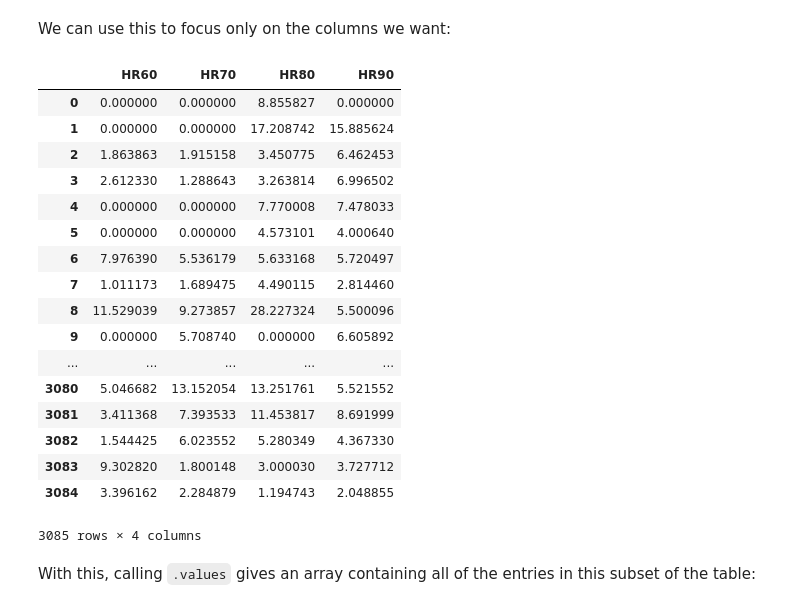
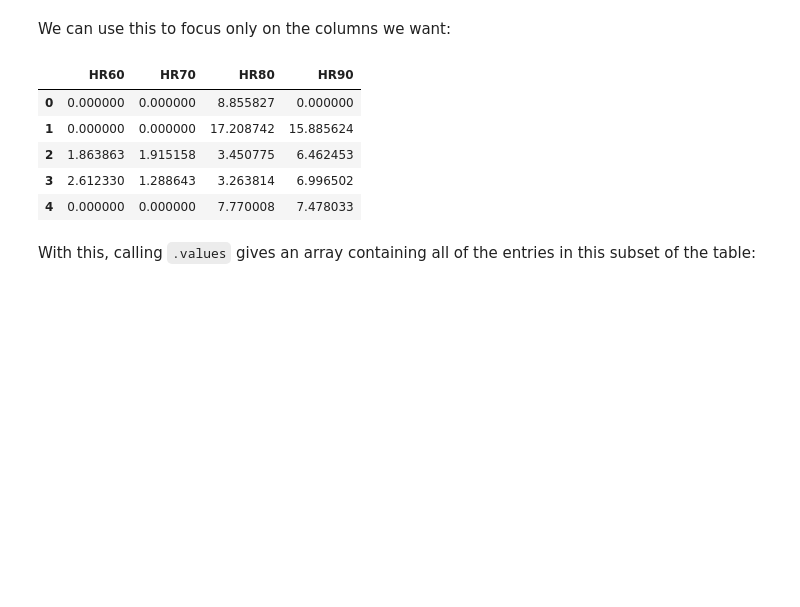
Before and after one commit to darribas/gds_scipy16, a Jupyter notebook: content/part1/01_data_processing.ipynb, the cells around one changed output. Saved outputs shown, nothing was run; the diff lists cells and outputs as text; code cells hidden in the pictures; blank space fills up the shorter version.

```diff
--- a/content/part1/01_data_processing.ipynb
+++ b/content/part1/01_data_processing.ipynb
@@ -683,26 +617,14 @@ HRs
 # %% [markdown]
 We can use this to focus only on the columns we want:
 # %%
-data_table[HRs]
+data_table[HRs].head()
 # %% [output]
 |  | HR60 | HR70 | HR80 | HR90 |
 | 0 | 0.000000 | 0.000000 | 8.855827 | 0.000000 |
 | 1 | 0.000000 | 0.000000 | 17.208742 | 15.885624 |
 | 2 | 1.863863 | 1.915158 | 3.450775 | 6.462453 |
 | 3 | 2.612330 | 1.288643 | 3.263814 | 6.996502 |
 | 4 | 0.000000 | 0.000000 | 7.770008 | 7.478033 |
-| 5 | 0.000000 | 0.000000 | 4.573101 | 4.000640 |
-| 6 | 7.976390 | 5.536179 | 5.633168 | 5.720497 |
-| 7 | 1.011173 | 1.689475 | 4.490115 | 2.814460 |
-| 8 | 11.529039 | 9.273857 | 28.227324 | 5.500096 |
-| 9 | 0.000000 | 5.708740 | 0.000000 | 6.605892 |
-| ... | ... | ... | ... | ... |
-| 3080 | 5.046682 | 13.152054 | 13.251761 | 5.521552 |
-| 3081 | 3.411368 | 7.393533 | 11.453817 | 8.691999 |
-| 3082 | 1.544425 | 6.023552 | 5.280349 | 4.367330 |
-| 3083 | 9.302820 | 1.800148 | 3.000030 | 3.727712 |
-| 3084 | 3.396162 | 2.284879 | 1.194743 | 2.048855 |
-3085 rows × 4 columns
 # %% [markdown]
 With this, calling `.values` gives an array containing all of the entries in this subset of the table:
 # %%
```
Also changed, not shown: parts of 27 cells of this notebook, 28 other files.
